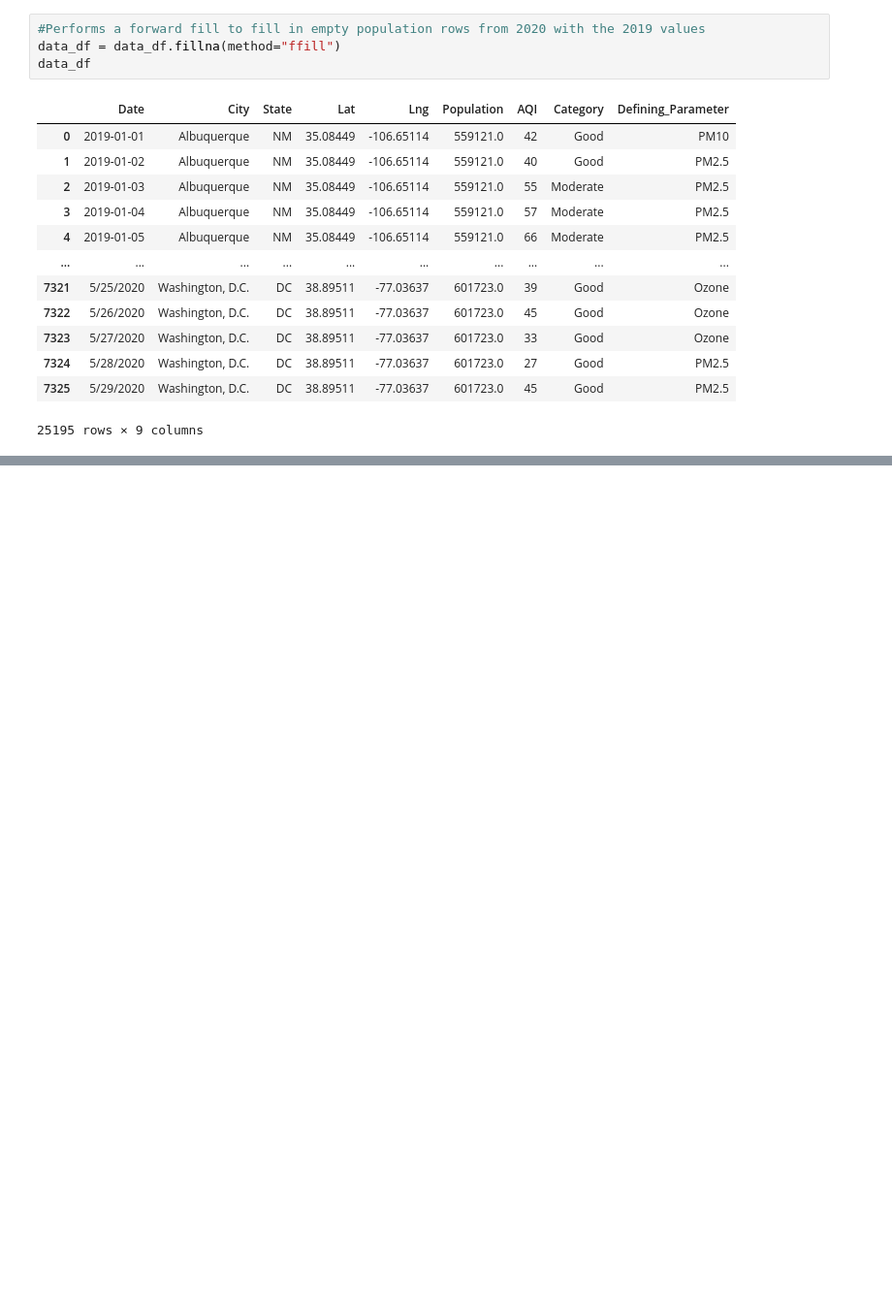
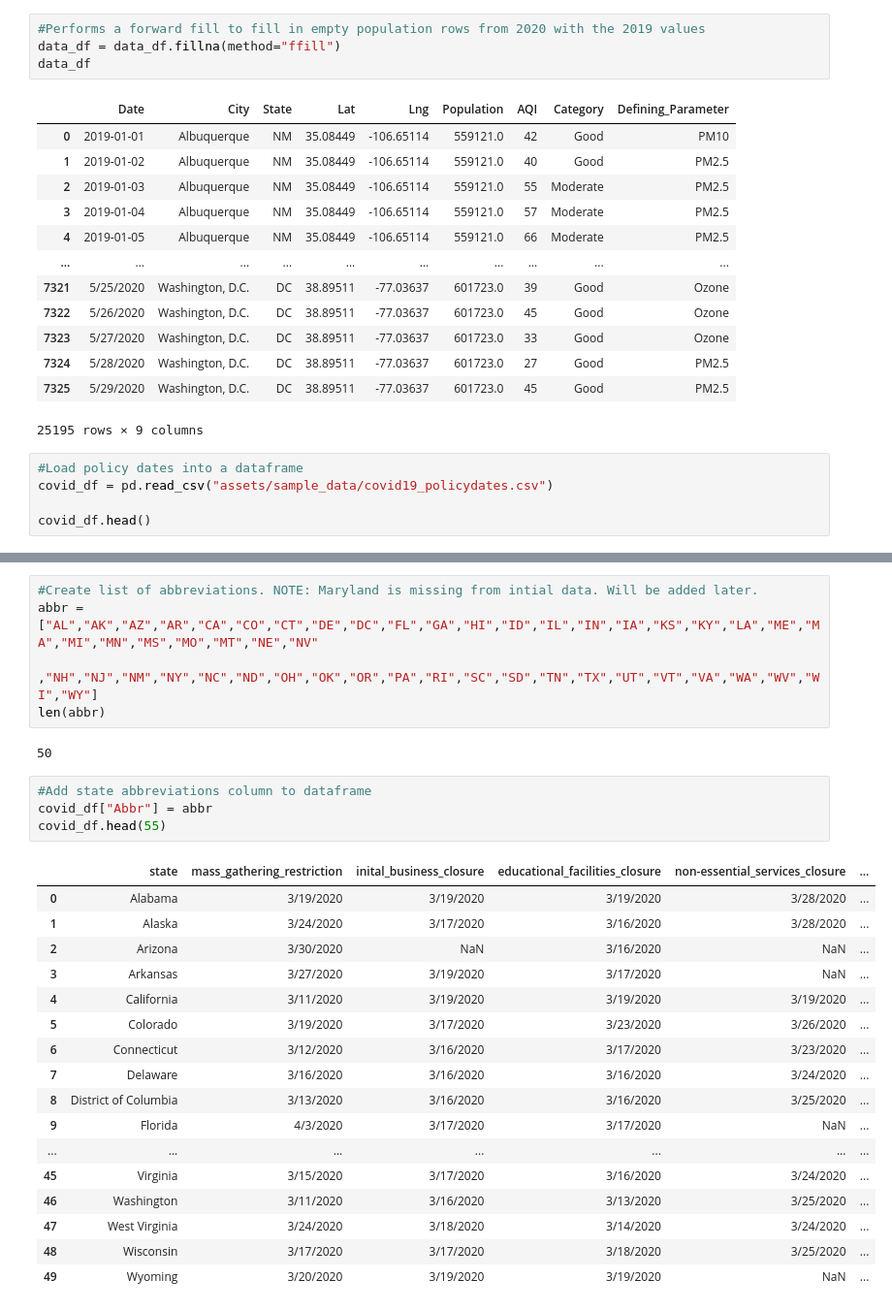
Before and after one commit to BenSnyder90/US-Air-Quality-During-COVID-19, a Jupyter notebook: merge_data.ipynb, the cells around one changed output, grey strips where cells are left out. Shown: that part at 97% size. Drawn from its saved outputs; the diff is of its cells as text; blank space fills up the shorter version.

```diff
--- a/merge_data.ipynb
+++ b/merge_data.ipynb
@@ -405,3 +403,8 @@ data_df
 | 7324 | 5/28/2020 | Washington, D.C. | DC | 38.89511 | -77.03637 | 601723.0 | 27 | Good | PM2.5 |
 | 7325 | 5/29/2020 | Washington, D.C. | DC | 38.89511 | -77.03637 | 601723.0 | 45 | Good | PM2.5 |
 25195 rows × 9 columns
+# %%
+#Load policy dates into a dataframe
+covid_df = pd.read_csv("assets/sample_data/covid19_policydates.csv")
+
+covid_df.head()
@@ -407,0 +418,29 @@ data_df
+# %%
+#Create list of abbreviations. NOTE: Maryland is missing from intial data. Will be added later.
+abbr = ["AL","AK","AZ","AR","CA","CO","CT","DE","DC","FL","GA","HI","ID","IL","IN","IA","KS","KY","LA","ME","MA","MI","MN","MS","MO","MT","NE","NV"
+        ,"NH","NJ","NM","NY","NC","ND","OH","OK","OR","PA","RI","SC","SD","TN","TX","UT","VT","VA","WA","WV","WI","WY"]
+len(abbr)
+# %% [output]
+50
+# %%
+#Add state abbreviations column to dataframe
+covid_df["Abbr"] = abbr
+covid_df.head(55)
+# %% [output]
+|  | state | mass_gathering_restriction | inital_business_closure | educational_facilities_closure | non-essential_services_closure | ... |
+| 0 | Alabama | 3/19/2020 | 3/19/2020 | 3/19/2020 | 3/28/2020 | ... |
+| 1 | Alaska | 3/24/2020 | 3/17/2020 | 3/16/2020 | 3/28/2020 | ... |
+| 2 | Arizona | 3/30/2020 | NaN | 3/16/2020 | NaN | ... |
+| 3 | Arkansas | 3/27/2020 | 3/19/2020 | 3/17/2020 | NaN | ... |
+| 4 | California | 3/11/2020 | 3/19/2020 | 3/19/2020 | 3/19/2020 | ... |
+| 5 | Colorado | 3/19/2020 | 3/17/2020 | 3/23/2020 | 3/26/2020 | ... |
+| 6 | Connecticut | 3/12/2020 | 3/16/2020 | 3/17/2020 | 3/23/2020 | ... |
+| 7 | Delaware | 3/16/2020 | 3/16/2020 | 3/16/2020 | 3/24/2020 | ... |
+| 8 | District of Columbia | 3/13/2020 | 3/16/2020 | 3/16/2020 | 3/25/2020 | ... |
+| 9 | Florida | 4/3/2020 | 3/17/2020 | 3/17/2020 | NaN | ... |
+| ... | ... | ... | ... | ... | ... | ... |
+| 45 | Virginia | 3/15/2020 | 3/17/2020 | 3/16/2020 | 3/24/2020 | ... |
+| 46 | Washington | 3/11/2020 | 3/16/2020 | 3/13/2020 | 3/25/2020 | ... |
+| 47 | West Virginia | 3/24/2020 | 3/18/2020 | 3/14/2020 | 3/24/2020 | ... |
+| 48 | Wisconsin | 3/17/2020 | 3/17/2020 | 3/18/2020 | 3/25/2020 | ... |
+| 49 | Wyoming | 3/20/2020 | 3/19/2020 | 3/19/2020 | NaN | ... |
```
Also changed, not shown: parts of 11 cells of this notebook, 2 other files.
